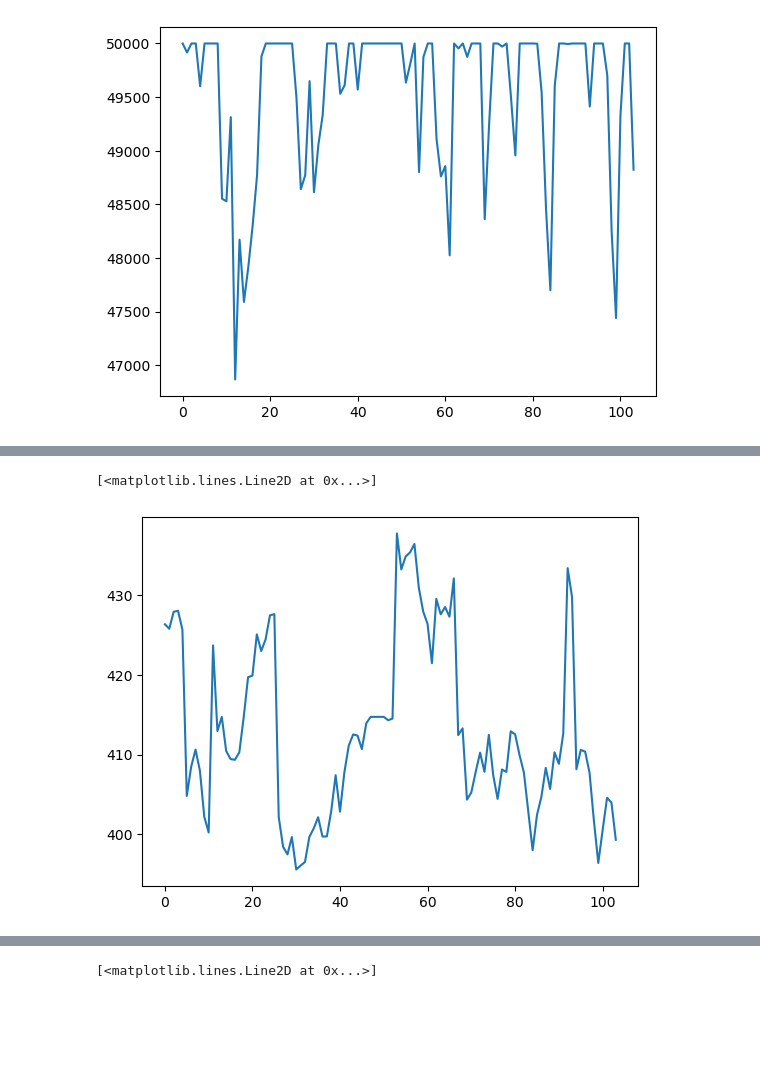
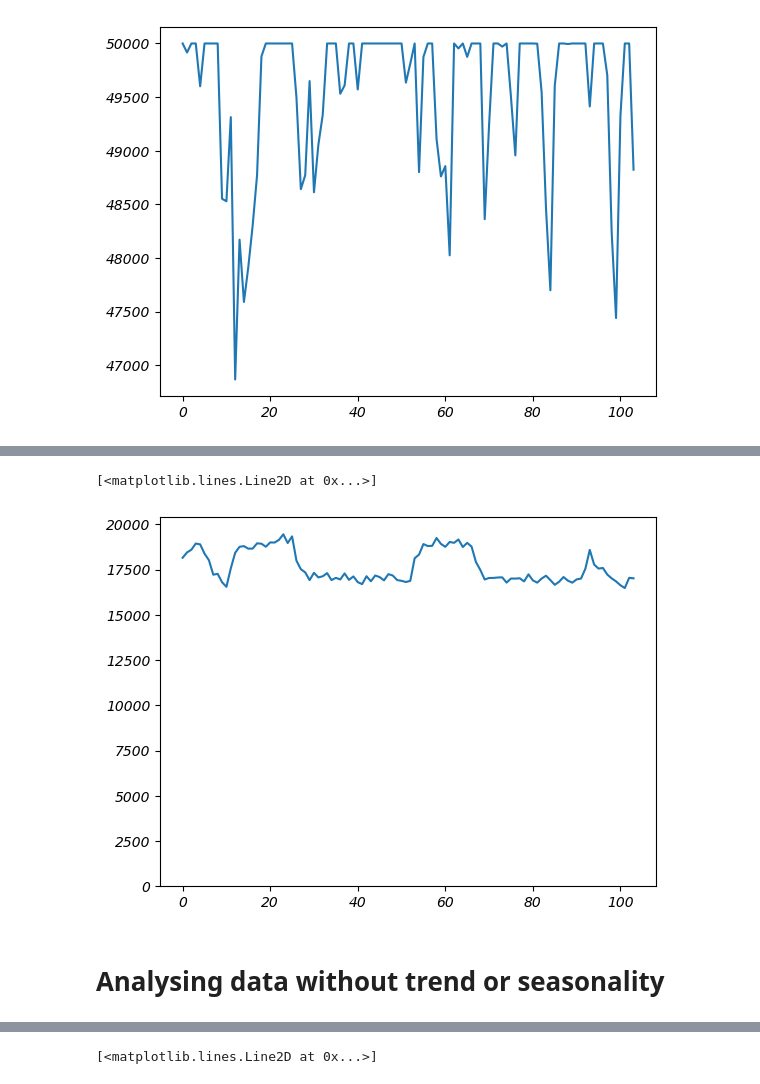
Before and after one commit to fmarthoz/ardl, a Jupyter notebook: generating_datasets_example.ipynb, the cells around one changed output, grey strips where cells are left out. Drawn from its saved outputs; the diff is of its cells as text; code cells hidden in the pictures; blank space fills up the shorter version.

```diff
--- a/generating_datasets_example.ipynb
+++ b/generating_datasets_example.ipynb
@@ -23,4 +27,4 @@ plt.show()
 # %% [output]
 [figure]
 # %%
-sales=dg.generate_sales_data(x,y,z,betas=[0.005,0.15,0.14], intercept=3)
+sales=dg.generate_sales_data(x,y,z,betas=[0.005,0.15,0.14,.5], intercept=3,iterations=50,eps=0.01)
@@ -27,5 +49,11 @@ sales=dg.generate_sales_data(x,y,z,betas=[0.005,0.15,0.14], intercept=3)
 # %%
-plt.plot(sales)
+fig, ax = plt.subplots()
+ymin, ymax = 0, np.max(sales)
+pad = 0.05 * (ymax - ymin if ymax > ymin else 1.0)
+ax.set_ylim(0, ymax + pad)
+ax.plot(sales)
 # %% [output]
 [<matplotlib.lines.Line2D at 0x...>]
-[figure, old version]
+[figure, new version]
+# %% [markdown]
+# Analysing data without trend or seasonality #
```
Also changed, not shown: parts of 13 cells of this notebook, 1 other file.
